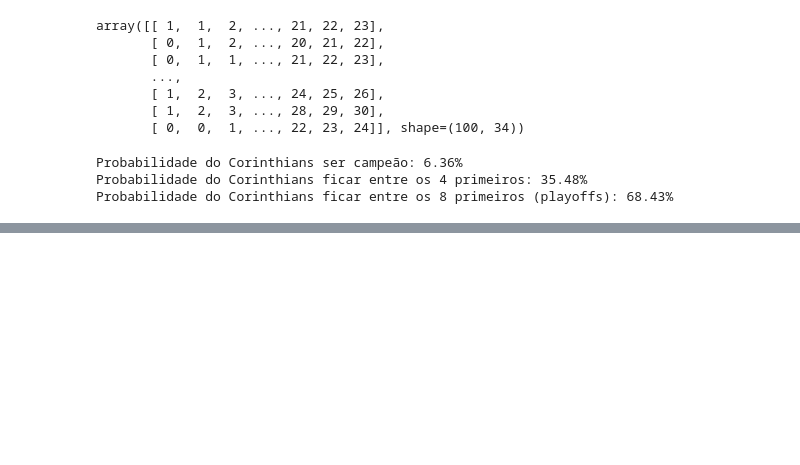
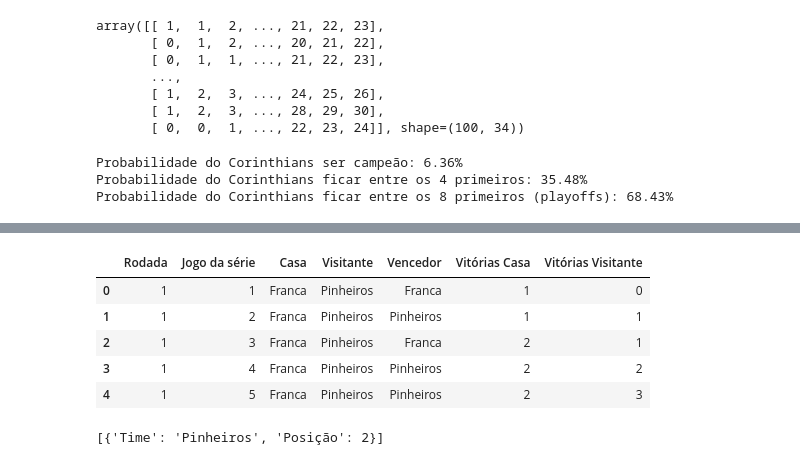
Before and after one commit to lucasdga1/Algoritmo-de-previsao-de-percentual-de-vitorias, a Jupyter notebook: notebooks/simulacao_torneio.ipynb, the cells around one changed output, grey strips where cells are left out. Drawn from its saved outputs; the diff is of its cells as text; code cells hidden in the pictures; blank space fills up the shorter version.

```diff
--- a/notebooks/simulacao_torneio.ipynb
+++ b/notebooks/simulacao_torneio.ipynb
@@ -496,0 +968,17 @@ Probabilidade do Corinthians ficar entre os 8 primeiros (playoffs): 68.43%
+# %%
+playoff_resultados_final, playoff_campeao = playoffs_finais(playoff_class_final_df)
+
+playoff_resultados_final_df = pd.DataFrame(playoff_resultados_final)
+
+playoff_resultados_final_df
+# %% [output]
+|  | Rodada | Jogo da série | Casa | Visitante | Vencedor | Vitórias Casa | Vitórias Visitante |
+| 0 | 1 | 1 | Franca | Pinheiros | Franca | 1 | 0 |
+| 1 | 1 | 2 | Franca | Pinheiros | Pinheiros | 1 | 1 |
+| 2 | 1 | 3 | Franca | Pinheiros | Franca | 2 | 1 |
+| 3 | 1 | 4 | Franca | Pinheiros | Pinheiros | 2 | 2 |
+| 4 | 1 | 5 | Franca | Pinheiros | Pinheiros | 2 | 3 |
+# %%
+print(f"{playoff_campeao}")
+# %% [output]
+[{'Time': 'Pinheiros', 'Posição': 2}]
```
Also changed, not shown: parts of 16 cells of this notebook, 1 other file.
